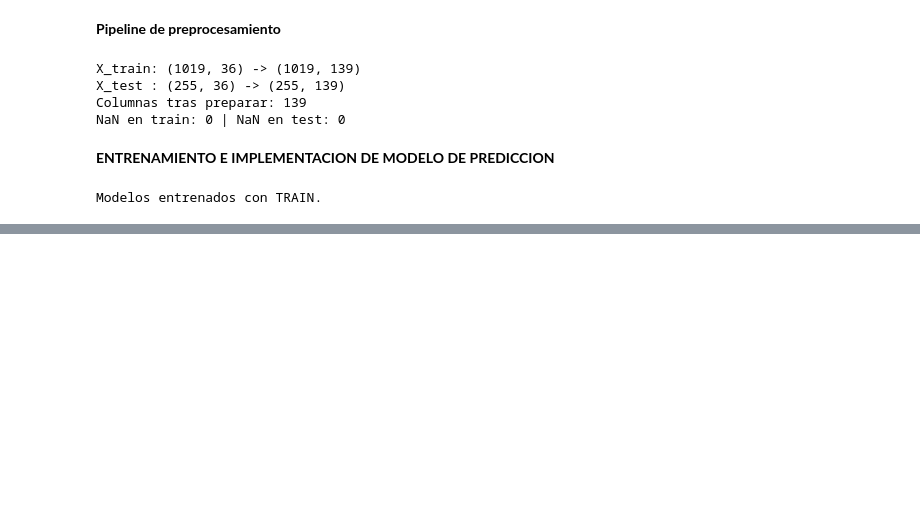
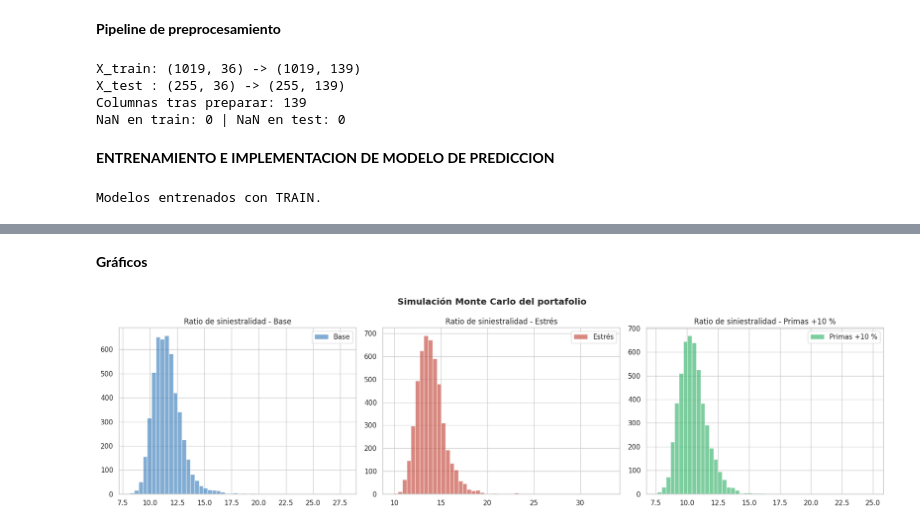
Before and after one commit to lisbethmesa-droid/toma-de-decisiones, a Jupyter notebook: PROYECTO_MARSH_toma_de_desiciones.ipynb, the cells around one changed output, grey strips where cells are left out. Drawn from its saved outputs; the diff is of its cells as text; code cells hidden in the pictures; blank space fills up the shorter version.

```diff
--- a/PROYECTO_MARSH_toma_de_desiciones.ipynb
+++ b/PROYECTO_MARSH_toma_de_desiciones.ipynb
@@ -1015,0 +1138,25 @@ Modelos entrenados con TRAIN.
+# %%
+base = simular()
+estres = simular(extra_cancelacion=0.05, factor_frecuencia=1.20)
+incremento_prima = simular(factor_prima=1.10)
+
+def resumen(sim):
+    out = {}
+    for c in ["comision_total", "ratio_siniestralidad"]:
+        out[c] = {
+            "media": sim[c].mean(),
+            "P5": sim[c].quantile(0.05),
+            "P50": sim[c].quantile(0.50),
+            "P95": sim[c].quantile(0.95),
+        }
+    return pd.DataFrame(out).T
+
+print("\n=== ESCENARIO BASE ===")
+display(resumen(base).round(3))
+print("\n=== ESCENARIO DE ESTRÉS ===")
+display(resumen(estres).round(3))
+print("\n=== ESCENARIO INCREMENTO DE PRIMAS (+10 %) ===")
+display(resumen(incremento_prima).round(3))
+
+p_ratio = (estres["ratio_siniestralidad"] > 1).mean()
+print(f"\nProbabilidad de siniestralidad > 100 % (estrés): {p_ratio:.1%}")
@@ -1015,0 +1177,19 @@ Modelos entrenados con TRAIN.
+# %% [markdown]
+**Gráficos**
+# %%
+fig, ax = plt.subplots(1, 3, figsize=(18, 5))
+fig.suptitle("Simulación Monte Carlo del portafolio", fontweight="bold")
+
+for sim, nombre, color, eje in [
+    (base, "Base", "#2E75B6", ax[0]),
+    (estres, "Estrés", "#C0392B", ax[1]),
+    (incremento_prima, "Primas +10 %", "#27AE60", ax[2])
+]:
+    eje.hist(sim["ratio_siniestralidad"], bins=50, alpha=0.6, label=nombre, color=color)
+    eje.set_title(f"Ratio de siniestralidad - {nombre}")
+    eje.legend()
+
+plt.tight_layout()
+plt.show()
+# %% [output]
+[figure, added]
```
Also changed, not shown: parts of 12 cells of this notebook.
